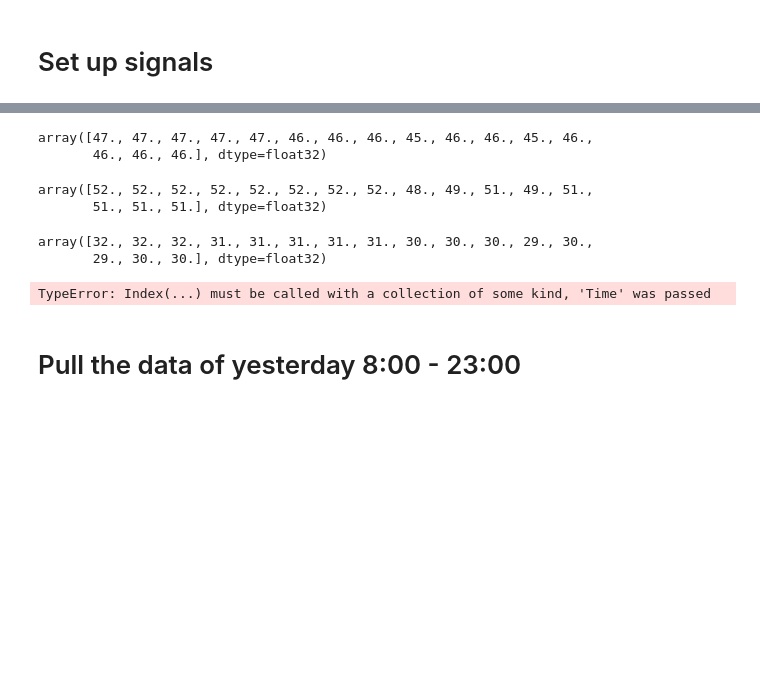
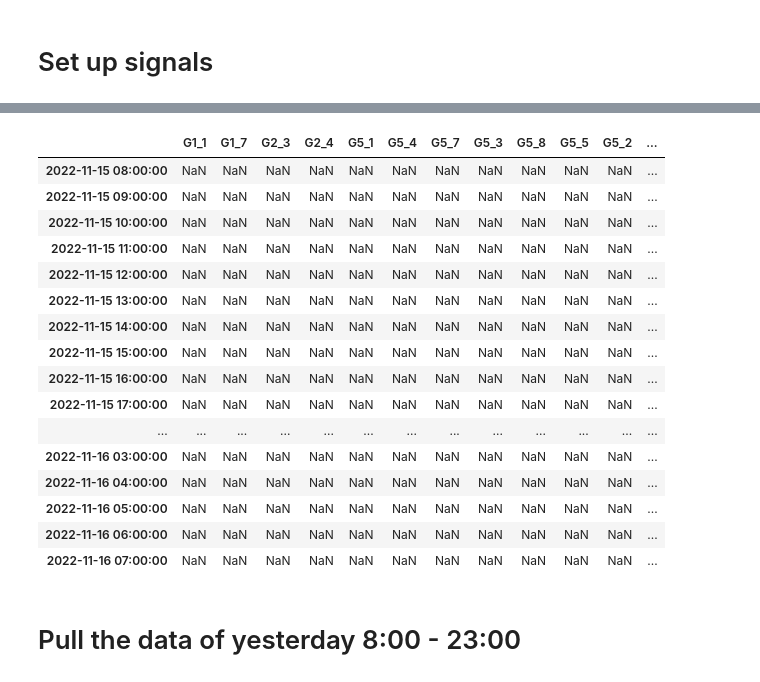
Before and after one commit to wearenothing/mds, a Jupyter notebook: work/daily_records.ipynb, the cells around one changed output, grey strips where cells are left out. Cells and saved outputs as stored; diff of their text form; code cells hidden in the pictures; blank space fills up the shorter version.

```diff
--- a/work/daily_records.ipynb
+++ b/work/daily_records.ipynb
@@ -21,6 +7,12 @@ int
 # YOU CAN SET TIME HERE $\downarrow$
 # %%
 seconds_each_hour = 3600
-start_time = 8 * seconds_each_hour # Begin from yesterday 8 am
-end_time = 7 * seconds_each_hour # Stop at today 7 am
+start_time = 8  # Begin from yesterday 8 am
+end_time = 7  # Stop at today 7 am
 seconds_each_day = 24 * 3600
+today = datetime.datetime.now()
+yesterday = today + datetime.timedelta(days=-1)
+date_today = today.strftime("%Y%m%d")  # type: str
+date_yesterday = yesterday.strftime("%Y%m%d")
+time = pd.date_range(start=f"{date_yesterday} {start_time}:00",end=f"{date_today} {end_time}:00",freq='H')
+time
@@ -105,21 +34,0 @@ array([156., 156., 156., 156., 156., 156., 156., 156., 155., 155., 154.,
-# %%
-# TVUP
-tvup = cn.get('\\TVUP').data()[::3600]
-tvup
-# %% [output]
-array([47., 47., 47., 47., 47., 46., 46., 46., 45., 46., 46., 45., 46.,
-       46., 46., 46.], dtype=float32)
-# %%
-# TVHF
-tvhf = cn.get('\\TVHF').data()[::3600]
-tvhf
-# %% [output]
-array([52., 52., 52., 52., 52., 52., 52., 52., 48., 49., 51., 49., 51.,
-       51., 51., 51.], dtype=float32)
-# %%
-# TVLP
-tvlp = cn.get('\\TVLP').data()[::3600]
-tvlp
-# %% [output]
-array([32., 32., 32., 31., 31., 31., 31., 31., 30., 30., 30., 29., 30.,
-       29., 30., 30.], dtype=float32)
@@ -129,8 +35,29 @@ from
-# %%
-import pandas as pd
-df_ps = pd.DataFrame(index=,columns=signals_1)
-df_ps
-# %% [output]
-TypeError: Index(...) must be called with a collection of some kind, 'Time' was passed
+# %%
+# 压力信号
+signals_1 = ['G1_1', 'G1_7', 'G2_3', 'G2_4','G5_1', 'G5_4', 'G5_7', 'G5_3','G5_8', 'G5_5', 'G5_2', 'G5_6']# 压强信号
+# 温度信号
+signals_2 =['TVVG','TVVI','TVVM','THFM','TPG1','TPE18','TPO3','TPO15','TVUP','TVHF','TVLP'] # 'I'真空室壁温度需要问其他组？？
+
+df_ps = pd.DataFrame(index=time, columns=signals_1)
+df_tp = pd.DataFrame(index=time, columns=signals_2)
+df_ps
+# %% [output]
+|  | G1_1 | G1_7 | G2_3 | G2_4 | G5_1 | G5_4 | G5_7 | G5_3 | G5_8 | G5_5 | G5_2 | ... |
+| 2022-11-15 08:00:00 | NaN | NaN | NaN | NaN | NaN | NaN | NaN | NaN | NaN | NaN | NaN | ... |
+| 2022-11-15 09:00:00 | NaN | NaN | NaN | NaN | NaN | NaN | NaN | NaN | NaN | NaN | NaN | ... |
+| 2022-11-15 10:00:00 | NaN | NaN | NaN | NaN | NaN | NaN | NaN | NaN | NaN | NaN | NaN | ... |
+| 2022-11-15 11:00:00 | NaN | NaN | NaN | NaN | NaN | NaN | NaN | NaN | NaN | NaN | NaN | ... |
+| 2022-11-15 12:00:00 | NaN | NaN | NaN | NaN | NaN | NaN | NaN | NaN | NaN | NaN | NaN | ... |
+| 2022-11-15 13:00:00 | NaN | NaN | NaN | NaN | NaN | NaN | NaN | NaN | NaN | NaN | NaN | ... |
+| 2022-11-15 14:00:00 | NaN | NaN | NaN | NaN | NaN | NaN | NaN | NaN | NaN | NaN | NaN | ... |
+| 2022-11-15 15:00:00 | NaN | NaN | NaN | NaN | NaN | NaN | NaN | NaN | NaN | NaN | NaN | ... |
+| 2022-11-15 16:00:00 | NaN | NaN | NaN | NaN | NaN | NaN | NaN | NaN | NaN | NaN | NaN | ... |
+| 2022-11-15 17:00:00 | NaN | NaN | NaN | NaN | NaN | NaN | NaN | NaN | NaN | NaN | NaN | ... |
+| ... | ... | ... | ... | ... | ... | ... | ... | ... | ... | ... | ... | ... |
+| 2022-11-16 03:00:00 | NaN | NaN | NaN | NaN | NaN | NaN | NaN | NaN | NaN | NaN | NaN | ... |
+| 2022-11-16 04:00:00 | NaN | NaN | NaN | NaN | NaN | NaN | NaN | NaN | NaN | NaN | NaN | ... |
+| 2022-11-16 05:00:00 | NaN | NaN | NaN | NaN | NaN | NaN | NaN | NaN | NaN | NaN | NaN | ... |
+| 2022-11-16 06:00:00 | NaN | NaN | NaN | NaN | NaN | NaN | NaN | NaN | NaN | NaN | NaN | ... |
+| 2022-11-16 07:00:00 | NaN | NaN | NaN | NaN | NaN | NaN | NaN | NaN | NaN | NaN | NaN | ... |
 # %% [markdown]
 # Pull the data of yesterday 8:00 - 23:00
```
Also changed, not shown: parts of 24 cells of this notebook, 5 other files.
